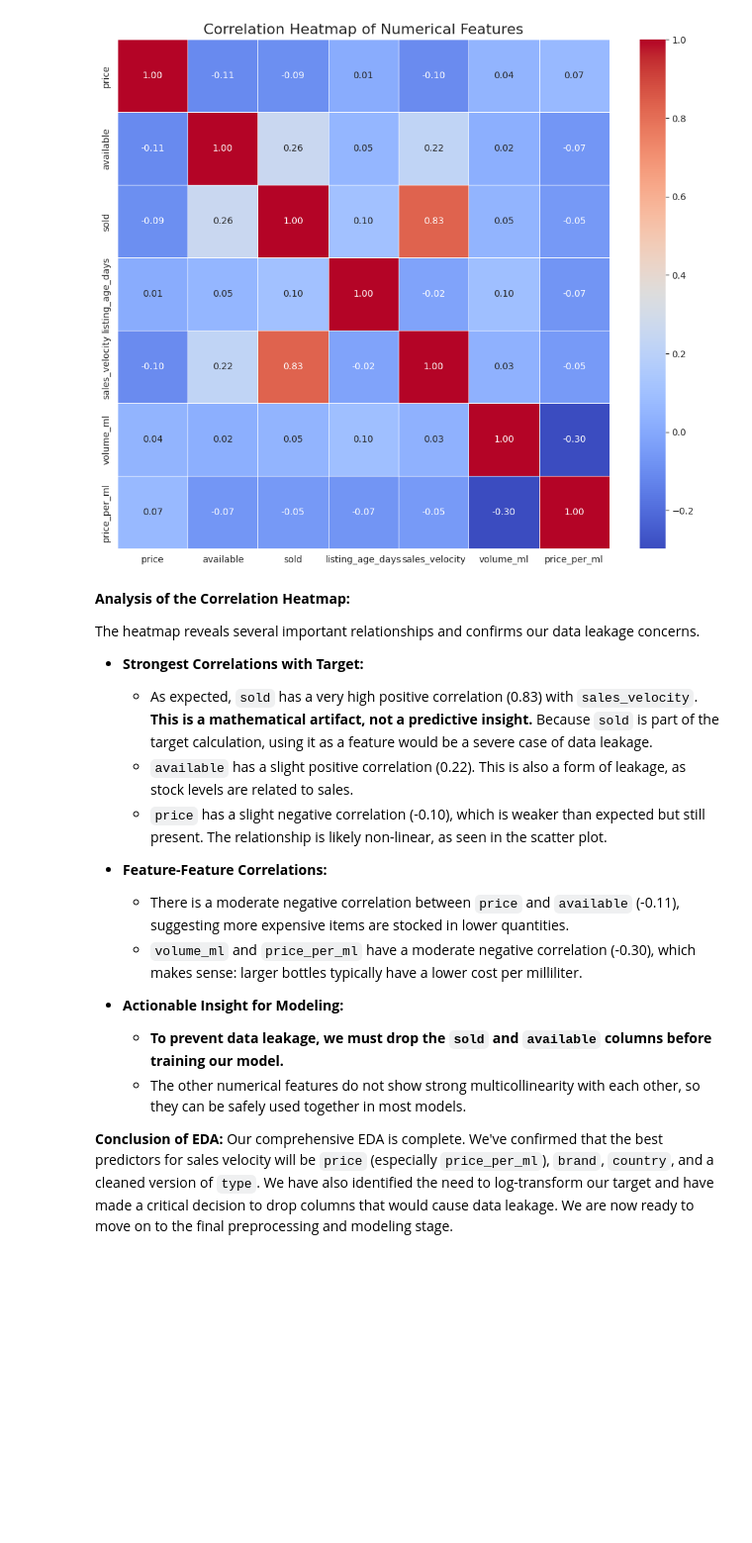
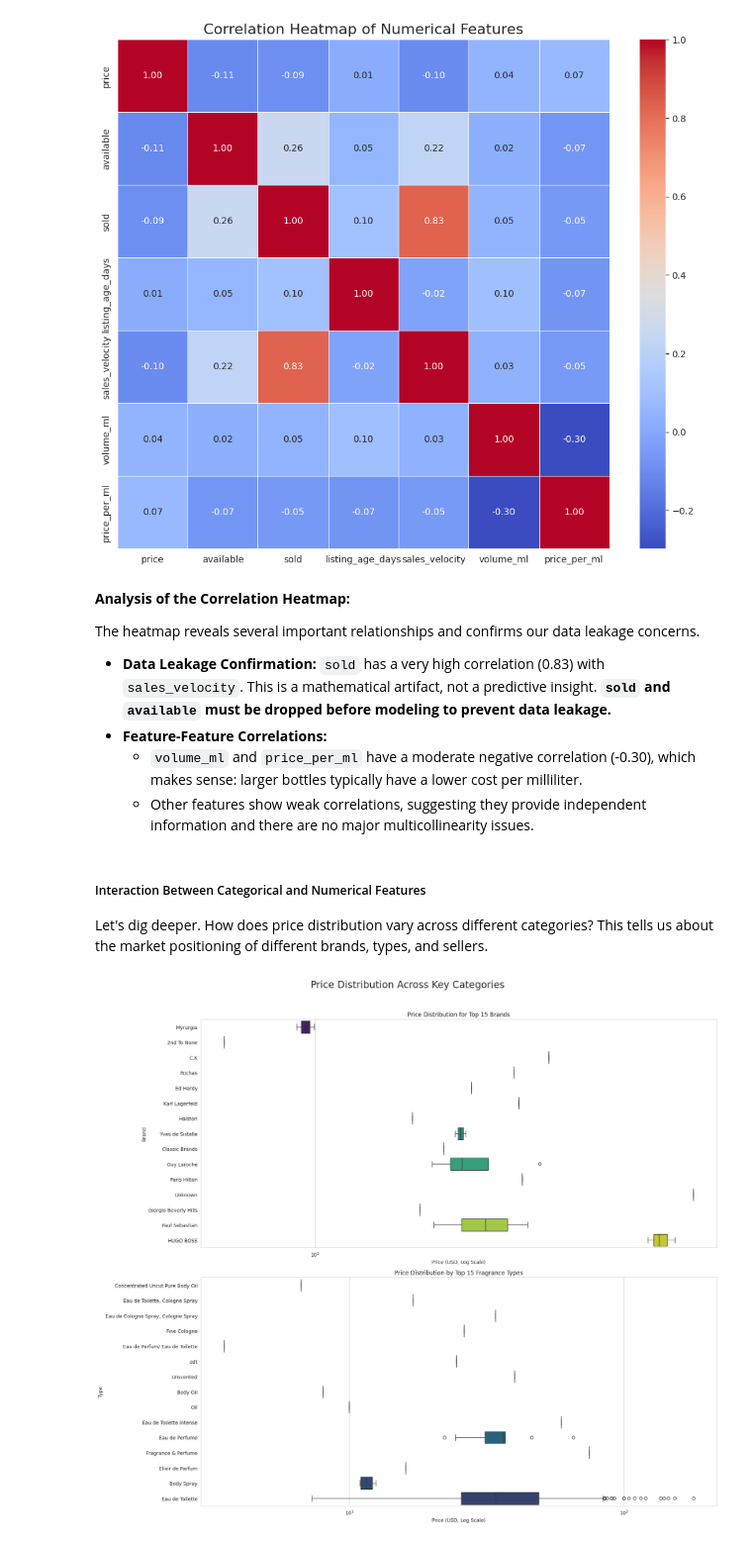
Before and after one commit to Altynbek38/parfume-project, a Jupyter notebook: parfume.ipynb, the cells around one changed output. Shown at 99% size. Cells and saved outputs as stored; diff of their text form; code cells hidden in the pictures; blank space fills up the shorter version.

```diff
--- a/parfume.ipynb
+++ b/parfume.ipynb
@@ -549,6 +549,8 @@ axes[0].set_yscale('log')
 axes[0].tick_params(axis='x', rotation=45)
 
 # --- Plot 2: Type vs. Sales Velocity ---
+top_15_types_order = df_clean.groupby('type')['sales_velocity'].median().nlargest(15).index
+df_top_types = df_clean[df_clean['type'].isin(top_15_types_order)]
 type_order = df_clean.groupby('type')['sales_velocity'].median().sort_values(ascending=False).index
 sns.violinplot(data=df_clean, x='type', y='sales_velocity', ax=axes[1], order=type_order, palette='crest')
 axes[1].set_title('Sales Velocity Distribution by Fragrance Type')
@@ -601,18 +603,33 @@ plt.show()
 
 The heatmap reveals several important relationships and confirms our data leakage concerns.
 
-*   **Strongest Correlations with Target:**
-    *   As expected, `sold` has a very high positive correlation (0.83) with `sales_velocity`. **This is a mathematical artifact, not a predictive insight.** Because `sold` is part of the target calculation, using it as a feature would be a severe case of data leakage.
-    *   `available` has a slight positive correlation (0.22). This is also a form of leakage, as stock levels are related to sales.
-    *   `price` has a slight negative correlation (-0.10), which is weaker than expected but still present. The relationship is likely non-linear, as seen in the scatter plot.
-
+*   **Data Leakage Confirmation:** `sold` has a very high correlation (0.83) with `sales_velocity`. This is a mathematical artifact, not a predictive insight. **`sold` and `available` must be dropped before modeling to prevent data leakage.**
 *   **Feature-Feature Correlations:**
-    *   There is a moderate negative correlation between `price` and `available` (-0.11), suggesting more expensive items are stocked in lower quantities.
     *   `volume_ml` and `price_per_ml` have a moderate negative correlation (-0.30), which makes sense: larger bottles typically have a lower cost per milliliter.
-
-*   **Actionable Insight for Modeling:**
-    *   **To prevent data leakage, we must drop the `sold` and `available` columns before training our model.**
-    *   The other numerical features do not show strong multicollinearity with each other, so they can be safely used together in most models.
-
-**Conclusion of EDA:**
-Our comprehensive EDA is complete. We've confirmed that the best predictors for sales velocity will be `price` (especially `price_per_ml`), `brand`, `country`, and a cleaned version of `type`. We have also identified the need to log-transform our target and have made a critical decision to drop columns that would cause data leakage. We are now ready to move on to the final preprocessing and modeling stage.
+    *   Other features show weak correlations, suggesting they provide independent information and there are no major multicollinearity issues.
+# %% [markdown]
+##### Interaction Between Categorical and Numerical Features
+
+Let's dig deeper. How does price distribution vary across different categories? This tells us about the market positioning of different brands, types, and sellers.
+# %%
+fig, axes = plt.subplots(2, 1, figsize=(18, 16))
+fig.suptitle('Price Distribution Across Key Categories', fontsize=20)
+
+# --- Plot 1: Price Distribution by Top 15 Brands ---
+sns.boxplot(data=df_top_brands, y='brand', x='price', ax=axes[0], order=top_15_brands_order, palette='viridis', orient='h')
+axes[0].set_title('Price Distribution for Top 15 Brands')
+axes[0].set_xlabel('Price (USD, Log Scale)')
+axes[0].set_ylabel('Brand')
+axes[0].set_xscale('log')
+
+# --- Plot 2: Price Distribution by Fragrance Type ---
+sns.boxplot(data=df_top_types, y='type', x='price', ax=axes[1], order=top_15_types_order, palette='crest', orient='h')
+axes[1].set_title('Price Distribution by Top 15 Fragrance Types')
+axes[1].set_xlabel('Price (USD, Log Scale)')
+axes[1].set_ylabel('Type')
+axes[1].set_xscale('log')
+
+plt.tight_layout(rect=[0, 0, 1, 0.96])
+plt.show()
+# %% [output]
+[figure, added]
```
Also changed, not shown: parts of 3 cells of this notebook.
